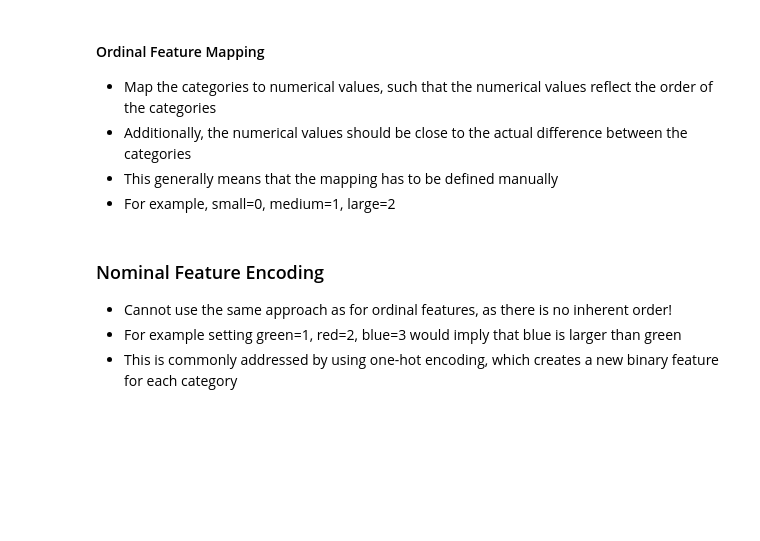
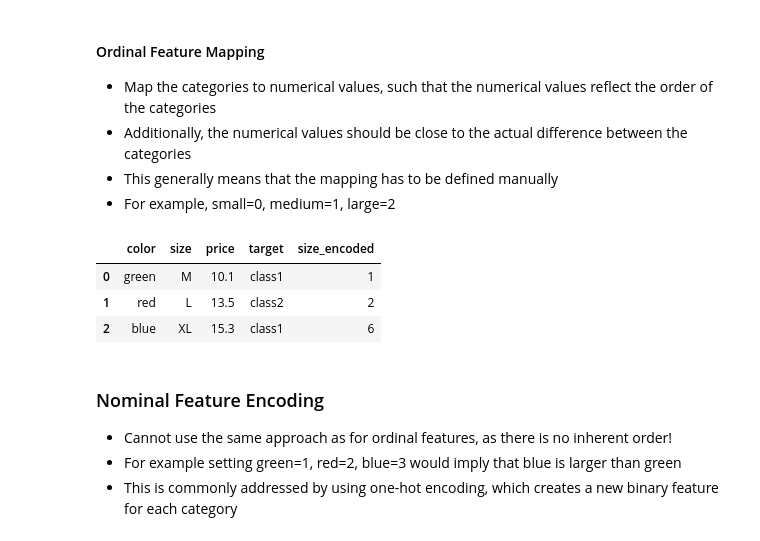
Before and after one commit to ucgmsim/qc_ml_workshop_2024, a Jupyter notebook: ml_notebook.ipynb, the cells around one changed output. Cells and saved outputs as stored; diff of their text form; code cells hidden in the pictures; blank space fills up the shorter version.

```diff
--- a/ml_notebook.ipynb
+++ b/ml_notebook.ipynb
@@ -189,12 +238,17 @@ df
 # %%
 # Map the ordinal feature
 size_mapping = {
     "M": 1,
     "L": 2,
-    "XL": 3
+    "XL": 6
 }
 df["size_encoded"] = df["size"].map(size_mapping)
 df
+# %% [output]
+|  | color | size | price | target | size_encoded |
+| 0 | green | M | 10.1 | class1 | 1 |
+| 1 | red | L | 13.5 | class2 | 2 |
+| 2 | blue | XL | 15.3 | class1 | 6 |
 # %% [markdown]
 ### Nominal Feature Encoding
 - Cannot use the same approach as for ordinal features, as there is no inherent order!
```
Also changed, not shown: parts of 25 cells of this notebook, 3 other files.
